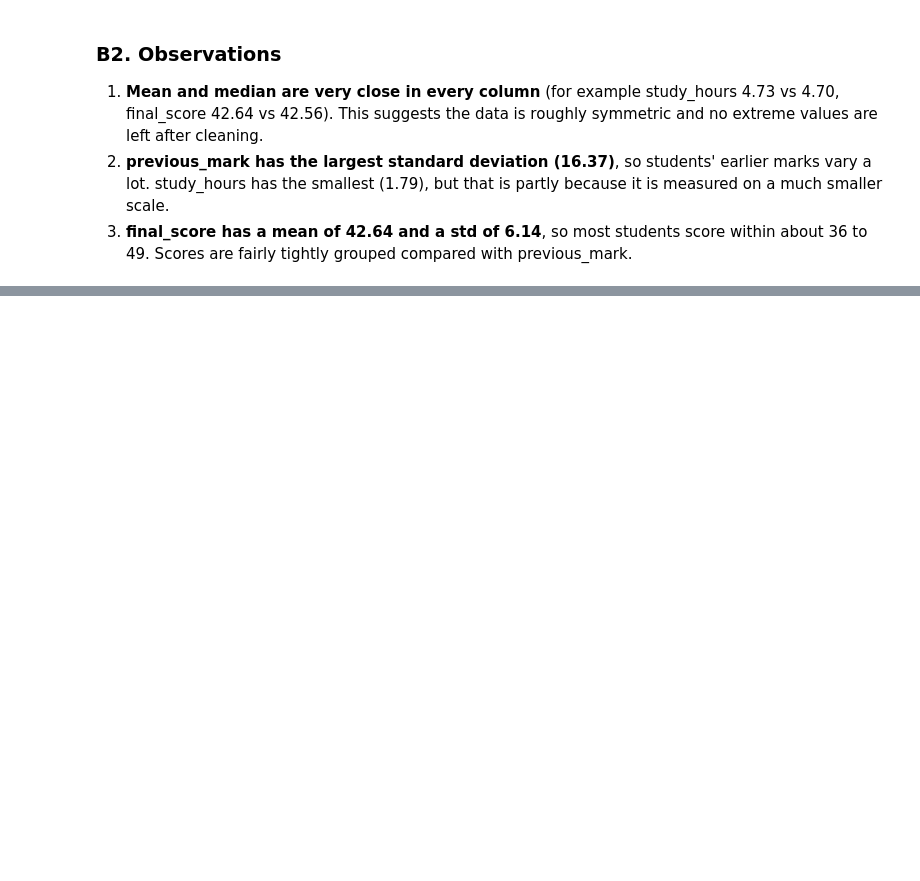
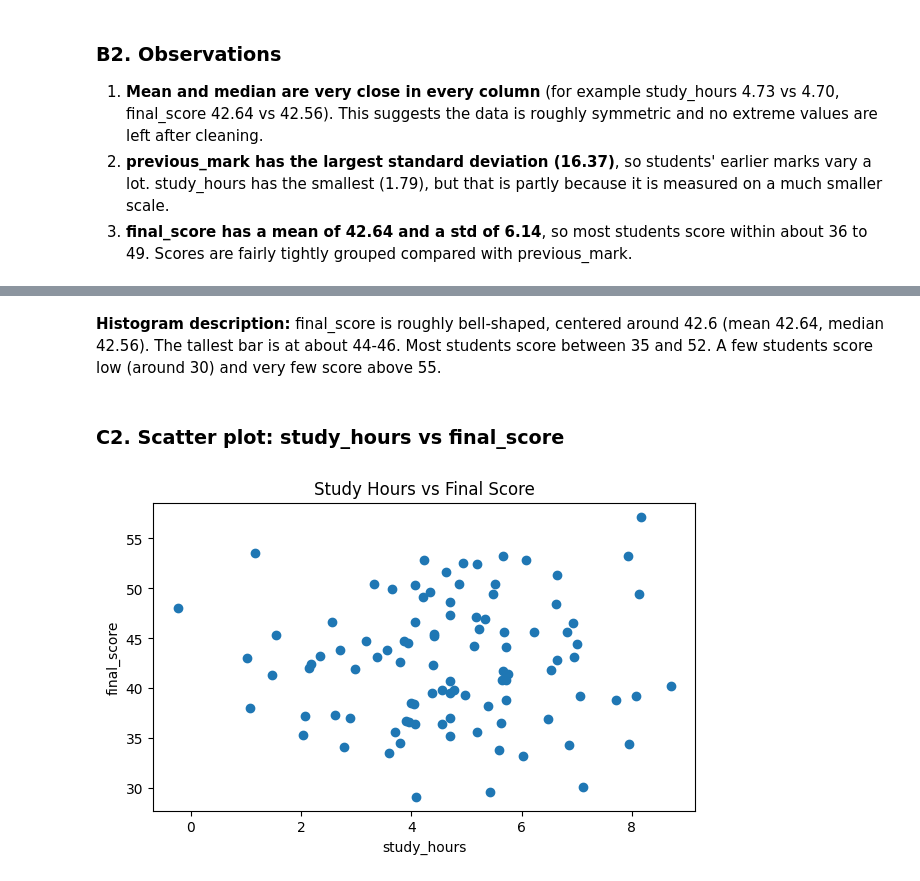
Before and after one commit to Ruhama-Beshada/ml-lab-1, a Jupyter notebook: lecture2_practical.ipynb, the cells around one changed output, grey strips where cells are left out. Drawn from its saved outputs; the diff is of its cells as text; code cells hidden in the pictures; blank space fills up the shorter version.

```diff
--- a/lecture2_practical.ipynb
+++ b/lecture2_practical.ipynb
@@ -115,0 +128,13 @@ summary
+# %% [markdown]
+**Histogram description:** final_score is roughly bell-shaped, centered around 42.6 (mean 42.64, median 42.56). The tallest bar is at about 44-46. Most students score between 35 and 52. A few students score low (around 30) and very few score above 55.
+# %% [markdown]
+### C2. Scatter plot: study_hours vs final_score
+# %%
+plt.figure(figsize=(7, 4))
+plt.scatter(df['study_hours'], df['final_score'])
+plt.title('Study Hours vs Final Score')
+plt.xlabel('study_hours')
+plt.ylabel('final_score')
+plt.show()
+# %% [output]
+[figure, added]
```
Also changed, not shown: parts of 3 cells of this notebook.
